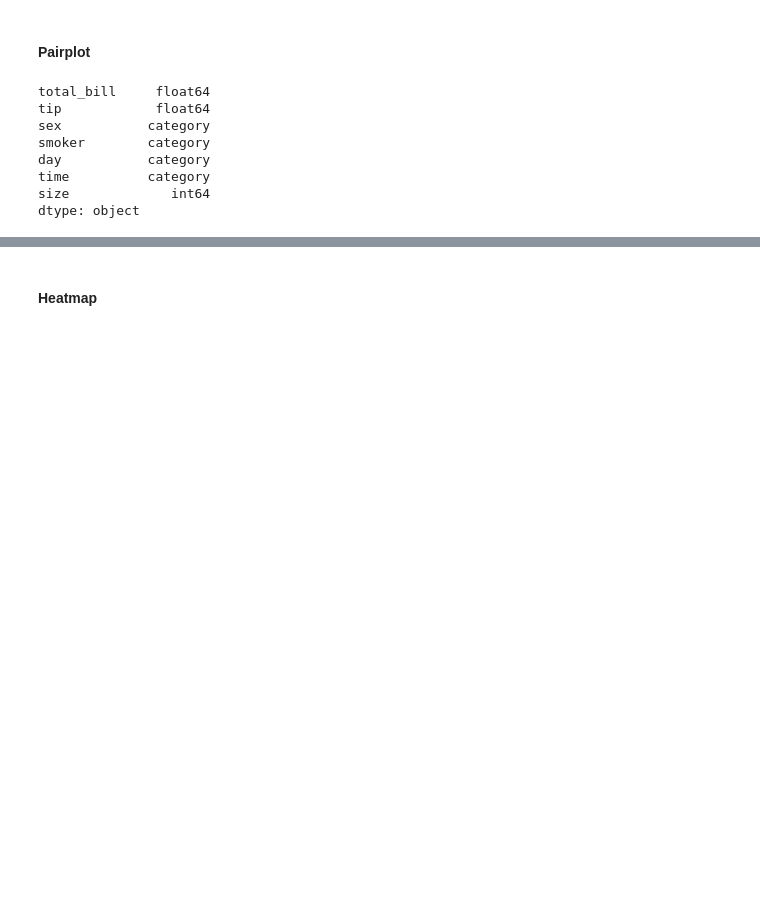
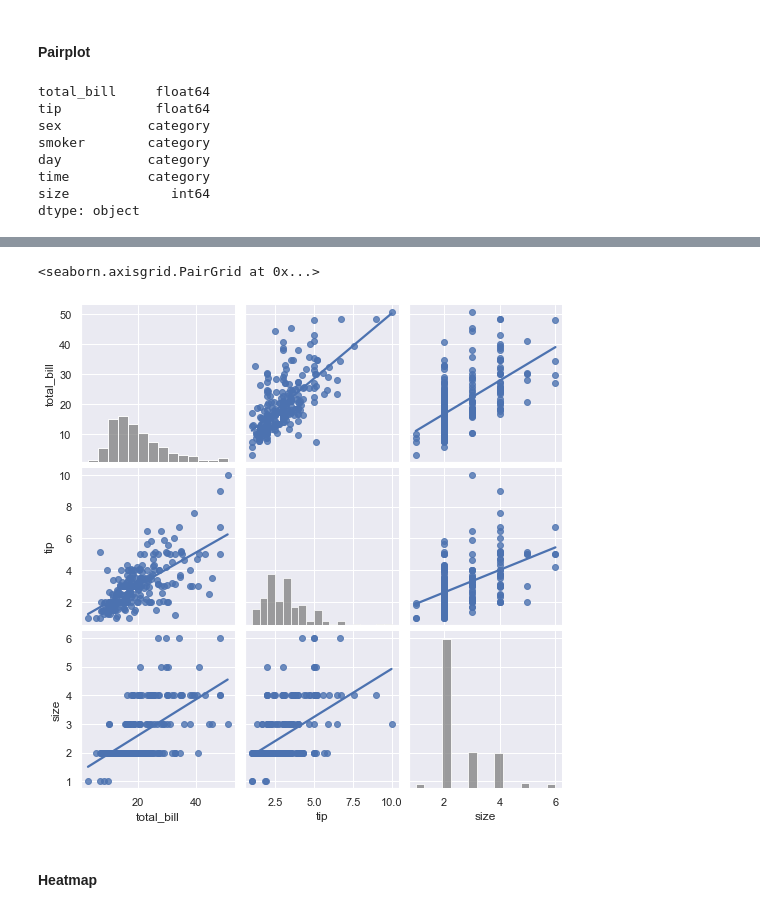
Before and after one commit to EribertoContreras/numpy-pandas-visualization-exercises, a Jupyter notebook: seaborn-lesson.ipynb, the cells around one changed output, grey strips where cells are left out. Drawn from its saved outputs; the diff is of its cells as text; code cells hidden in the pictures; blank space fills up the shorter version.

```diff
--- a/seaborn-lesson.ipynb
+++ b/seaborn-lesson.ipynb
@@ -330,10 +341,13 @@ sns.pairplot(tips, corner = True)
 # %%
 # use different plot type. 'reg' plot instead of 'scatter'
 
-# sns.pairplot(tips, diag_kind= 'hist',
-#             diag_kws= {'color': 'gray'},
-#             kind = 'reg',
-#             plot_kws={'ci': None})
+sns.pairplot(tips, diag_kind= 'hist',
+            diag_kws= {'color': 'gray'},
+            kind = 'reg',
+            plot_kws={'ci': None})
+# %% [output]
+<seaborn.axisgrid.PairGrid at 0x...>
+[figure, added]
 # %% [markdown]
 #### Heatmap
 # %%
```
Also changed, not shown: parts of 9 cells of this notebook.
